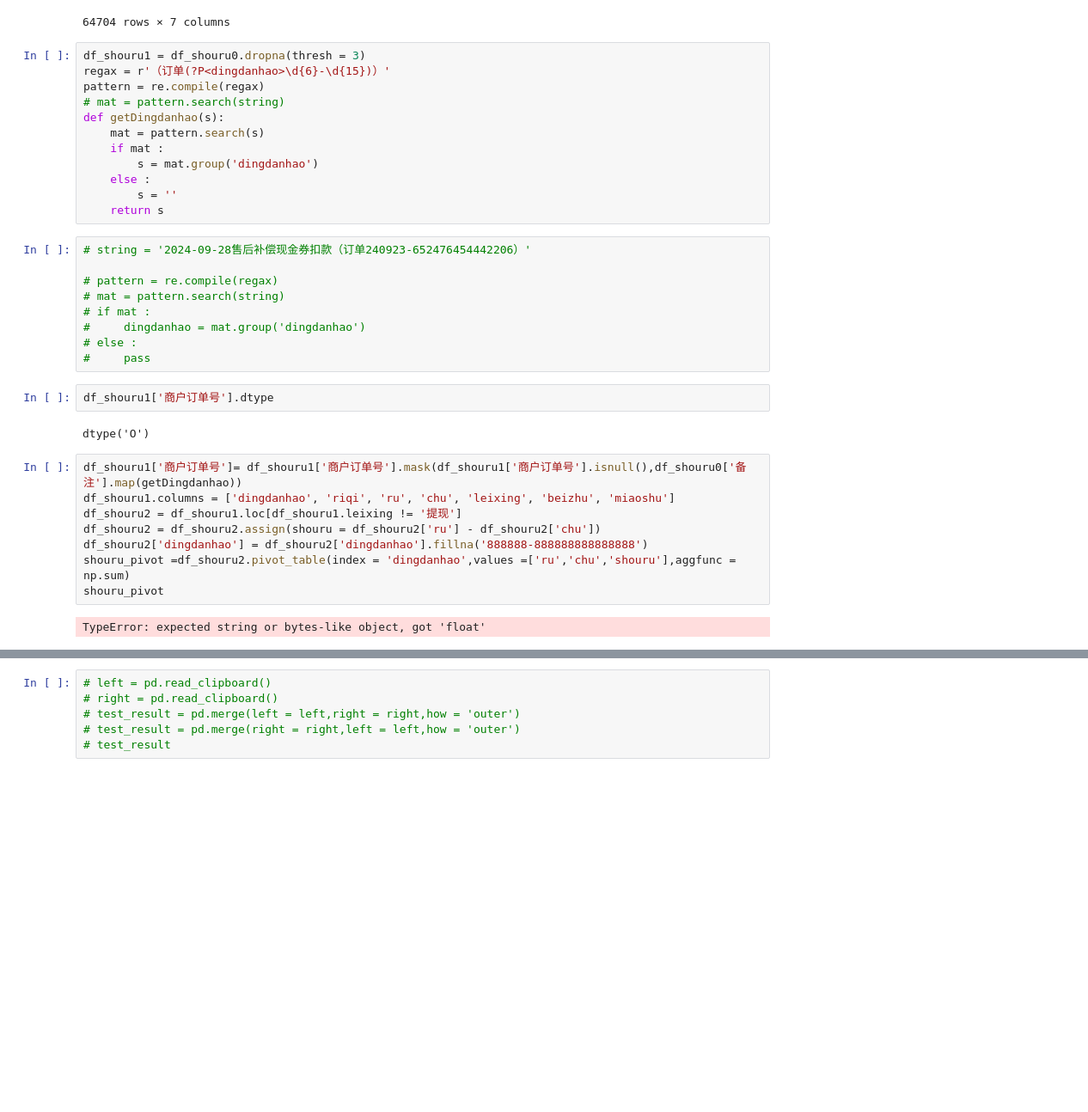
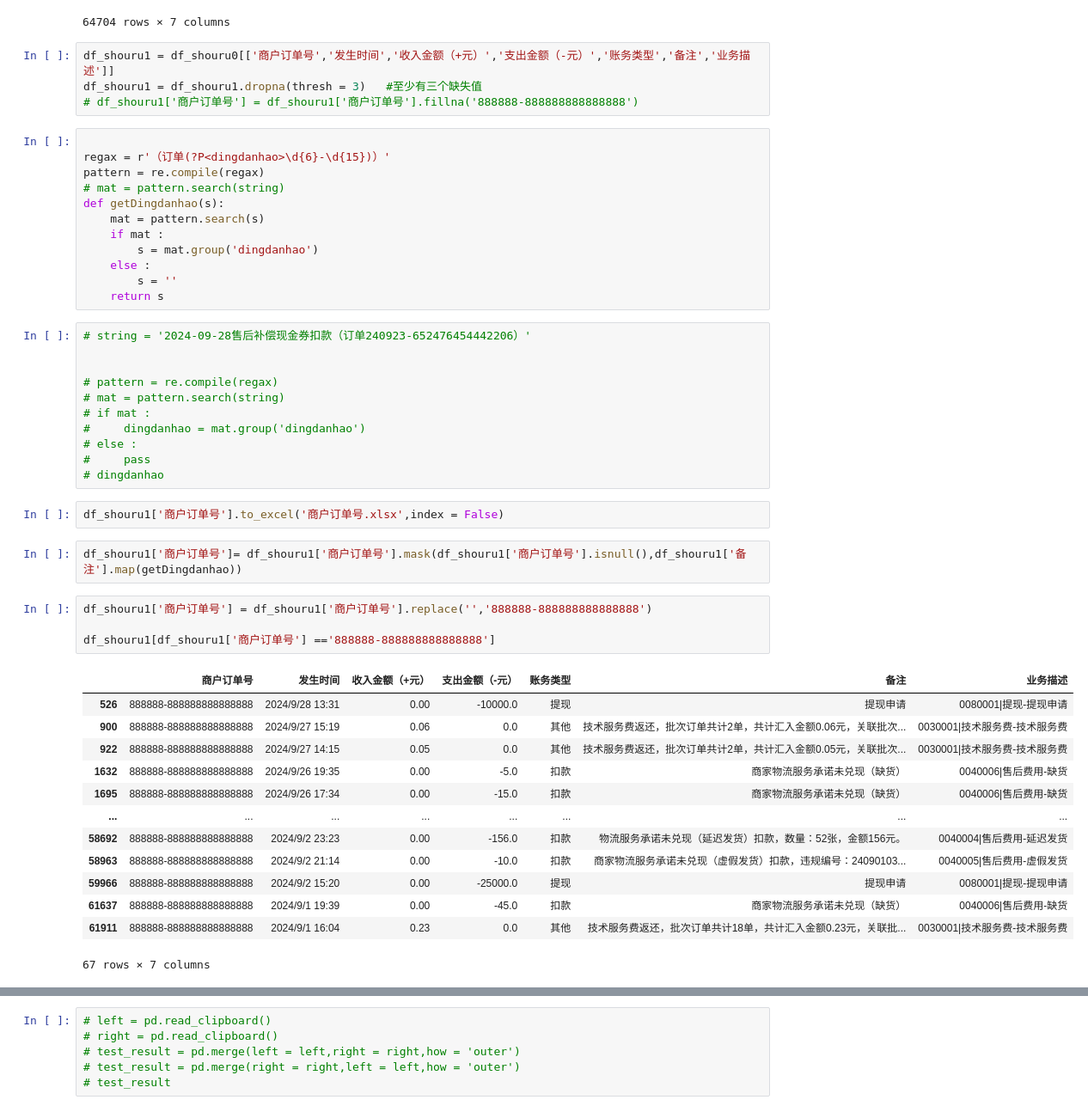
Before and after one commit to reddatetea/fisha, a Jupyter notebook: pingduoduoShouru01.ipynb, the cells around one changed output, grey strips where cells are left out. Shown: that part at 86% size. Saved outputs shown, nothing was run; the diff lists cells and outputs as text; blank space fills up the shorter version.

```diff
--- a/pingduoduoShouru01.ipynb
+++ b/pingduoduoShouru01.ipynb
@@ -128,8 +108,12 @@ df_shouru0
 | 64702 | #总计：-25859.22元 | NaN | NaN | NaN | NaN | NaN | NaN |
 | 64703 | #导出时间：2024-09-30 07:10:02 | NaN | NaN | NaN | NaN | NaN | NaN |
 64704 rows × 7 columns
+# %%
+df_shouru1 = df_shouru0[['商户订单号','发生时间','收入金额（+元）','支出金额（-元）','账务类型','备注','业务描述']]
+df_shouru1 = df_shouru1.dropna(thresh = 3)   #至少有三个缺失值
+# df_shouru1['商户订单号'] = df_shouru1['商户订单号'].fillna('888888-888888888888888')
 # %%
-df_shouru1 = df_shouru0.dropna(thresh = 3)
+
 regax = r'（订单(?P<dingdanhao>\d{6}-\d{15})）'
 pattern = re.compile(regax)
 # mat = pattern.search(string)
@@ -142,6 +126,7 @@ def getDingdanhao(s):
     return s
 # %%
 # string = '2024-09-28售后补偿现金券扣款（订单240923-652476454442206）'
+
 
 # pattern = re.compile(regax)
 # mat = pattern.search(string)
@@ -149,17 +134,26 @@ def getDingdanhao(s):
 #     dingdanhao = mat.group('dingdanhao')
 # else :
 #     pass
+# dingdanhao
-# %%
-df_shouru1['商户订单号'].dtype
-# %% [output]
-dtype('O')
+# %%
+df_shouru1['商户订单号'].to_excel('商户订单号.xlsx',index = False)
 # %%
-df_shouru1['商户订单号']= df_shouru1['商户订单号'].mask(df_shouru1['商户订单号'].isnull(),df_shouru0['备注'].map(getDingdanhao))
-df_shouru1.columns = ['dingdanhao', 'riqi', 'ru', 'chu', 'leixing', 'beizhu', 'miaoshu']
-df_shouru2 = df_shouru1.loc[df_shouru1.leixing != '提现']
-df_shouru2 = df_shouru2.assign(shouru = df_shouru2['ru'] - df_shouru2['chu'])
-df_shouru2['dingdanhao'] = df_shouru2['dingdanhao'].fillna('888888-888888888888888')
-shouru_pivot =df_shouru2.pivot_table(index = 'dingdanhao',values =['ru','chu','shouru'],aggfunc = np.sum)
-shouru_pivot
+df_shouru1['商户订单号']= df_shouru1['商户订单号'].mask(df_shouru1['商户订单号'].isnull(),df_shouru1['备注'].map(getDingdanhao))
-# %% [output]
-TypeError: expected string or bytes-like object, got 'float'
+# %%
+df_shouru1['商户订单号'] = df_shouru1['商户订单号'].replace('','888888-888888888888888')
+
+df_shouru1[df_shouru1['商户订单号'] =='888888-888888888888888']
+# %% [output]
+|  | 商户订单号 | 发生时间 | 收入金额（+元） | 支出金额（-元） | 账务类型 | 备注 | 业务描述 |
+| 526 | 888888-888888888888888 | 2024/9/28 13:31 | 0.00 | -10000.0 | 提现 | 提现申请 | 0080001|提现-提现申请 |
+| 900 | 888888-888888888888888 | 2024/9/27 15:19 | 0.06 | 0.0 | 其他 | 技术服务费返还，批次订单共计2单，共计汇入金额0.06元，关联批次... | 0030001|技术服务费-技术服务费 |
+| 922 | 888888-888888888888888 | 2024/9/27 14:15 | 0.05 | 0.0 | 其他 | 技术服务费返还，批次订单共计2单，共计汇入金额0.05元，关联批次... | 0030001|技术服务费-技术服务费 |
+| 1632 | 888888-888888888888888 | 2024/9/26 19:35 | 0.00 | -5.0 | 扣款 | 商家物流服务承诺未兑现（缺货） | 0040006|售后费用-缺货 |
+| 1695 | 888888-888888888888888 | 2024/9/26 17:34 | 0.00 | -15.0 | 扣款 | 商家物流服务承诺未兑现（缺货） | 0040006|售后费用-缺货 |
+| ... | ... | ... | ... | ... | ... | ... | ... |
+| 58692 | 888888-888888888888888 | 2024/9/2 23:23 | 0.00 | -156.0 | 扣款 | 物流服务承诺未兑现（延迟发货）扣款，数量：52张，金额156元。 | 0040004|售后费用-延迟发货 |
+| 58963 | 888888-888888888888888 | 2024/9/2 21:14 | 0.00 | -10.0 | 扣款 | 商家物流服务承诺未兑现（虚假发货）扣款，违规编号：24090103... | 0040005|售后费用-虚假发货 |
+| 59966 | 888888-888888888888888 | 2024/9/2 15:20 | 0.00 | -25000.0 | 提现 | 提现申请 | 0080001|提现-提现申请 |
+| 61637 | 888888-888888888888888 | 2024/9/1 19:39 | 0.00 | -45.0 | 扣款 | 商家物流服务承诺未兑现（缺货） | 0040006|售后费用-缺货 |
+| 61911 | 888888-888888888888888 | 2024/9/1 16:04 | 0.23 | 0.0 | 其他 | 技术服务费返还，批次订单共计18单，共计汇入金额0.23元，关联批... | 0030001|技术服务费-技术服务费 |
+67 rows × 7 columns
```
Also changed, not shown: parts of 9 cells of this notebook, 13 other files.
